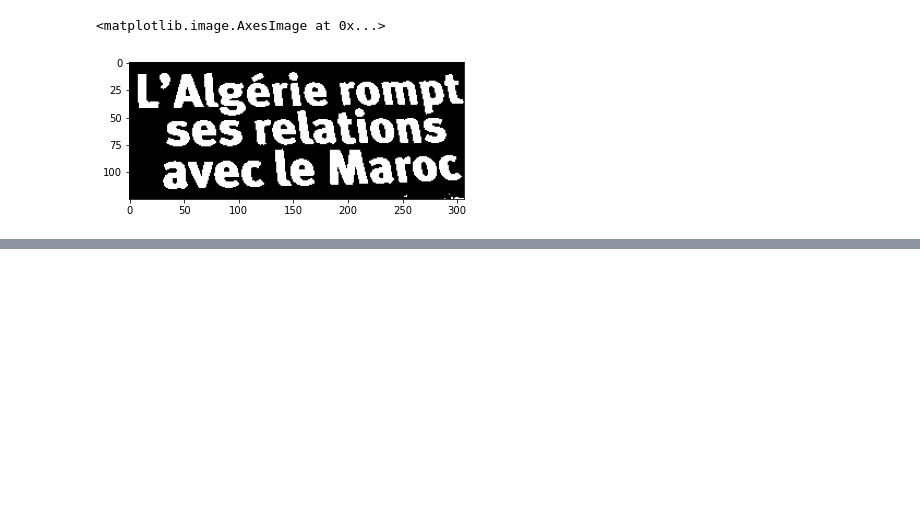
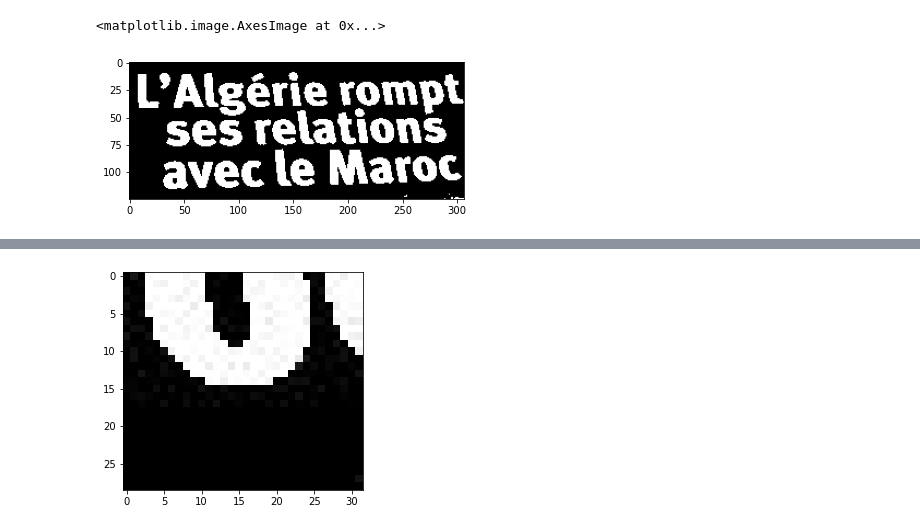
Before and after one commit to maroirek/Words-Segmentation, a Jupyter notebook: Segmentation final.ipynb, the cells around one changed output, grey strips where cells are left out. Cells and saved outputs as stored; diff of their text form; code cells hidden in the pictures; blank space fills up the shorter version.

```diff
--- a/Segmentation final.ipynb
+++ b/Segmentation final.ipynb
@@ -58,0 +83,6 @@ plt.imshow(img2);
+# %%
+ninth_word = char_list[2]
+roi_9 = img[ninth_word[1]:ninth_word[3], ninth_word[0]:ninth_word[2]]
+plt.imshow(roi_9);
+# %% [output]
+[figure, added]
```
Also changed, not shown: parts of 5 cells of this notebook.
